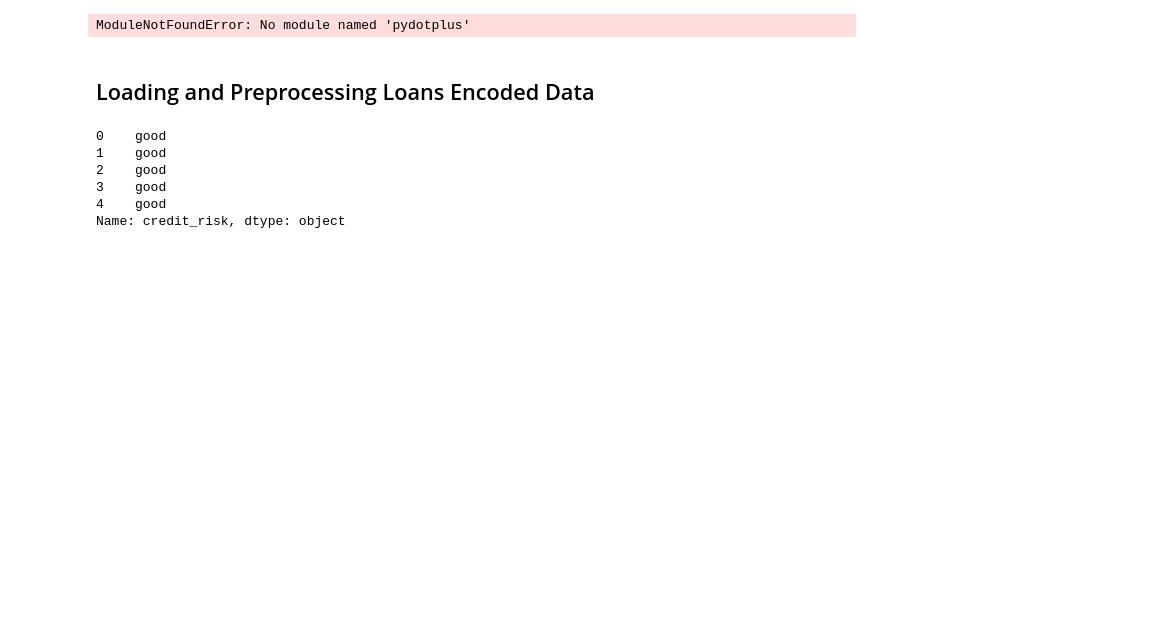
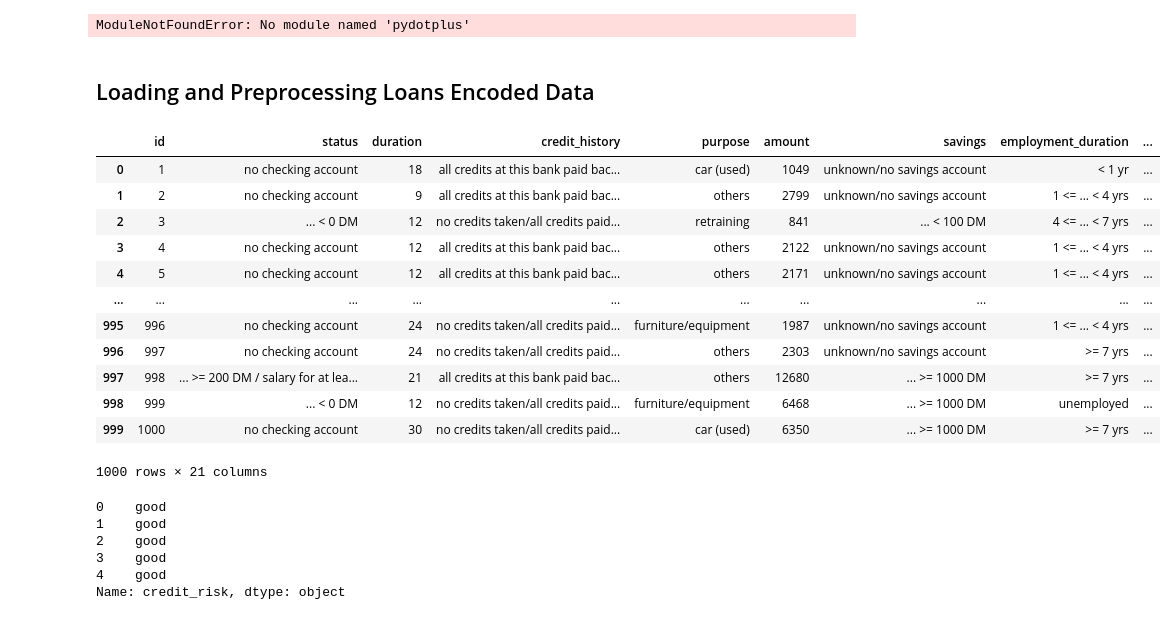
Before and after one commit to Johove83/Machine-Learning-Intro, a Jupyter notebook: Supervised Learning/2/03-Ins_Decision_Trees/decision-trees.ipynb, the cells around one changed output. Saved outputs shown, nothing was run; the diff lists cells and outputs as text; code cells hidden in the pictures; blank space fills up the shorter version.

```diff
--- a/Supervised Learning/2/03-Ins_Decision_Trees/decision-trees.ipynb
+++ b/Supervised Learning/2/03-Ins_Decision_Trees/decision-trees.ipynb
@@ -18,8 +18,23 @@ ModuleNotFoundError: No module named 'pydotplus'
 ## Loading and Preprocessing Loans Encoded Data
 # %%
 # Loading data
-file_path = Path("credit_data.csv")
+file_path = Path("../Resources/credit_data.csv")
 df = pd.read_csv(file_path)
+df
+# %% [output]
+|  | id | status | duration | credit_history | purpose | amount | savings | employment_duration | ... |
+| 0 | 1 | no checking account | 18 | all credits at this bank paid bac... | car (used) | 1049 | unknown/no savings account | < 1 yr | ... |
+| 1 | 2 | no checking account | 9 | all credits at this bank paid bac... | others | 2799 | unknown/no savings account | 1 <= ... < 4 yrs | ... |
+| 2 | 3 | ... < 0 DM | 12 | no credits taken/all credits paid... | retraining | 841 | ... < 100 DM | 4 <= ... < 7 yrs | ... |
+| 3 | 4 | no checking account | 12 | all credits at this bank paid bac... | others | 2122 | unknown/no savings account | 1 <= ... < 4 yrs | ... |
+| 4 | 5 | no checking account | 12 | all credits at this bank paid bac... | others | 2171 | unknown/no savings account | 1 <= ... < 4 yrs | ... |
+| ... | ... | ... | ... | ... | ... | ... | ... | ... | ... |
+| 995 | 996 | no checking account | 24 | no credits taken/all credits paid... | furniture/equipment | 1987 | unknown/no savings account | 1 <= ... < 4 yrs | ... |
+| 996 | 997 | no checking account | 24 | no credits taken/all credits paid... | others | 2303 | unknown/no savings account | >= 7 yrs | ... |
+| 997 | 998 | ... >= 200 DM / salary for at lea... | 21 | all credits at this bank paid bac... | others | 12680 | ... >= 1000 DM | >= 7 yrs | ... |
+| 998 | 999 | ... < 0 DM | 12 | no credits taken/all credits paid... | furniture/equipment | 6468 | ... >= 1000 DM | unemployed | ... |
+| 999 | 1000 | no checking account | 30 | no credits taken/all credits paid... | car (used) | 6350 | ... >= 1000 DM | >= 7 yrs | ... |
+1000 rows × 21 columns
 # %%
 # Split target column from dataset
 y = df['credit_risk']
```
Also changed, not shown: parts of 5 cells of this notebook, 7 other files.
